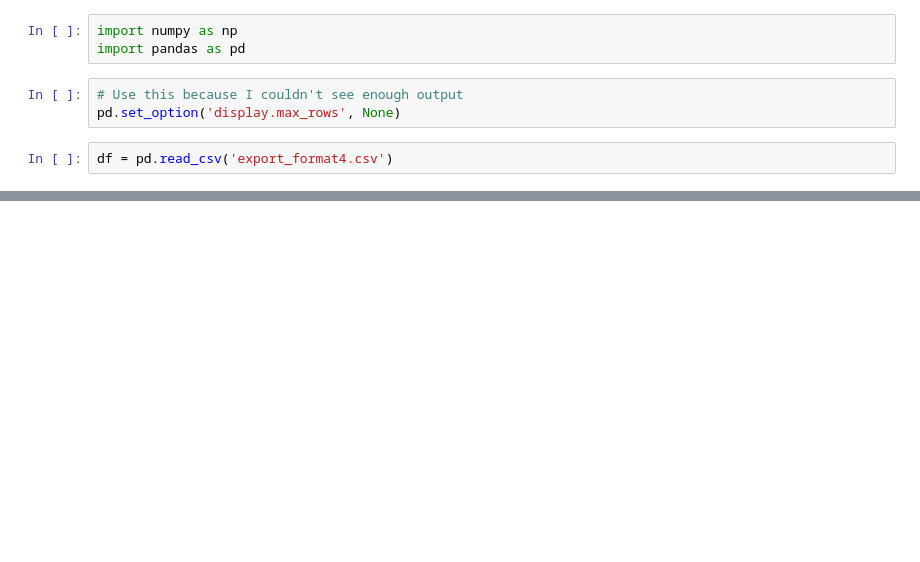
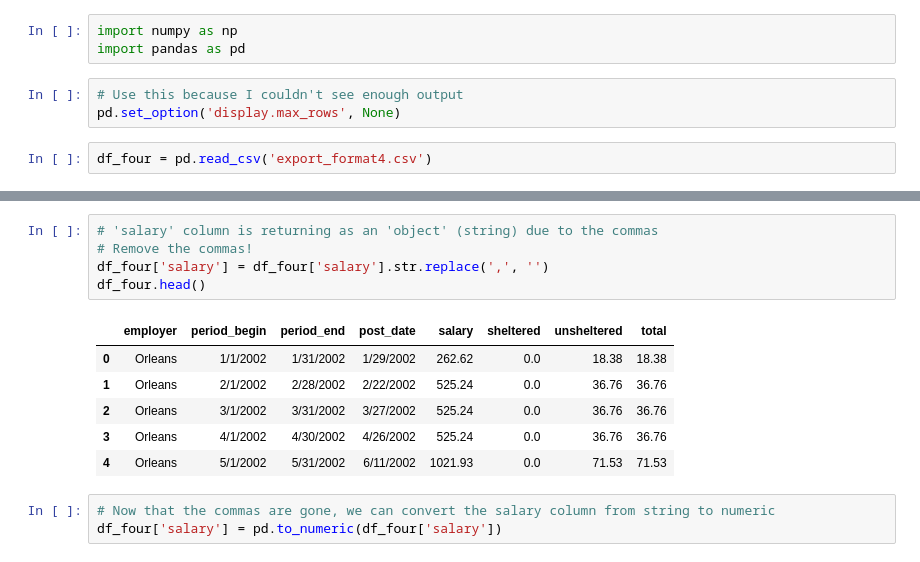
Before and after one commit to danielle3625/avg_salary, a Jupyter notebook: high60_calc_v2.ipynb, the cells around one changed output, grey strips where cells are left out. Cells and saved outputs as stored; diff of their text form; blank space fills up the shorter version.

```diff
--- a/high60_calc_v2.ipynb
+++ b/high60_calc_v2.ipynb
@@ -5,4 +5,4 @@ import pandas as pd
 # Use this because I couldn't see enough output
 pd.set_option('display.max_rows', None)
 # %%
-df = pd.read_csv('export_format4.csv')
+df_four = pd.read_csv('export_format4.csv')
@@ -119,0 +38,15 @@ KeyError: 'salary'
+# %%
+# 'salary' column is returning as an 'object' (string) due to the commas
+# Remove the commas!
+df_four['salary'] = df_four['salary'].str.replace(',', '')
+df_four.head()
+# %% [output]
+|  | employer | period_begin | period_end | post_date | salary | sheltered | unsheltered | total |
+| 0 | Orleans | 1/1/2002 | 1/31/2002 | 1/29/2002 | 262.62 | 0.0 | 18.38 | 18.38 |
+| 1 | Orleans | 2/1/2002 | 2/28/2002 | 2/22/2002 | 525.24 | 0.0 | 36.76 | 36.76 |
+| 2 | Orleans | 3/1/2002 | 3/31/2002 | 3/27/2002 | 525.24 | 0.0 | 36.76 | 36.76 |
+| 3 | Orleans | 4/1/2002 | 4/30/2002 | 4/26/2002 | 525.24 | 0.0 | 36.76 | 36.76 |
+| 4 | Orleans | 5/1/2002 | 5/31/2002 | 6/11/2002 | 1021.93 | 0.0 | 71.53 | 71.53 |
+# %%
+# Now that the commas are gone, we can convert the salary column from string to numeric
+df_four['salary'] = pd.to_numeric(df_four['salary'])
```
Also changed, not shown: parts of 20 cells of this notebook, 1 other file.
